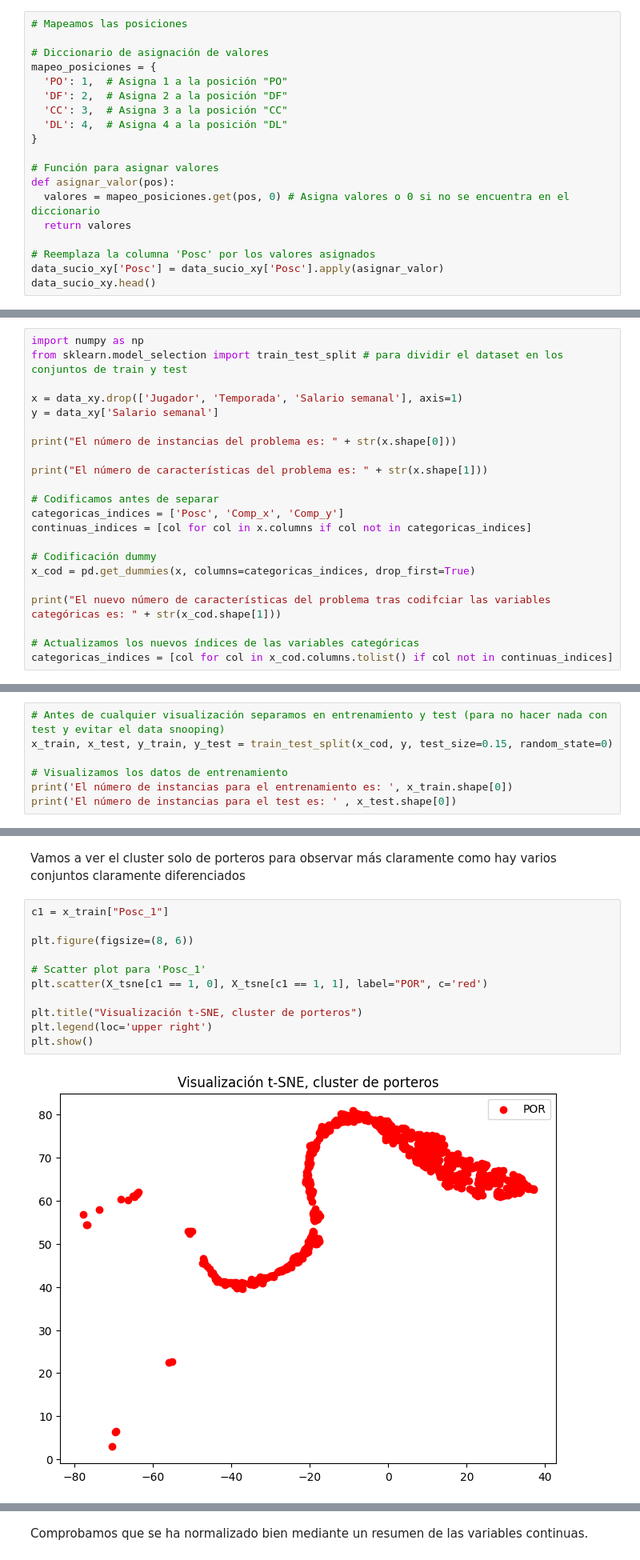
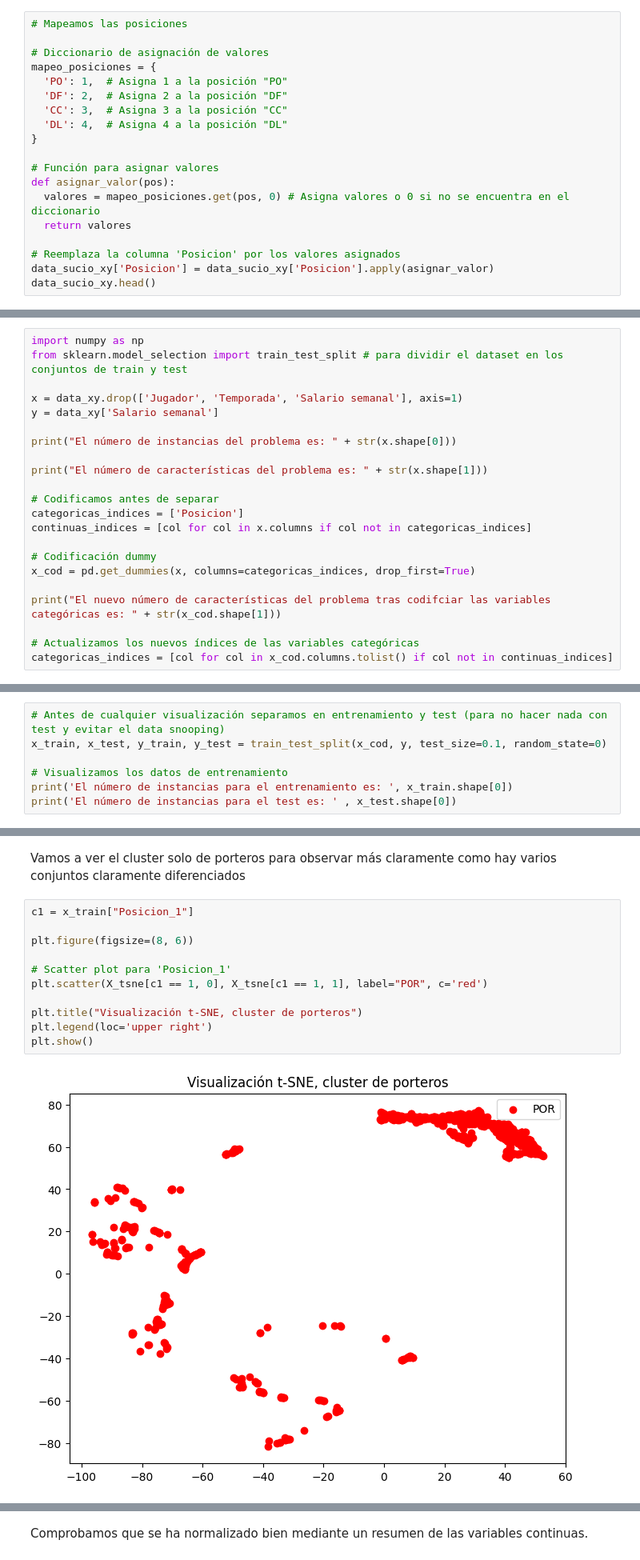
Before and after one commit to JMMelcrack/Predictive-models-applied-to-the-analysis-of-professional-footballers-wages, a Jupyter notebook: FeatureSelection.ipynb, the cells around one changed output, grey strips where cells are left out. Shown at 80% size. Cells and saved outputs as stored; diff of their text form.

```diff
--- a/FeatureSelection.ipynb
+++ b/FeatureSelection.ipynb
@@ -24,7 +24,7 @@ def asignar_valor(pos):
   valores = mapeo_posiciones.get(pos, 0) # Asigna valores o 0 si no se encuentra en el diccionario
   return valores
 
-# Reemplaza la columna 'Posc' por los valores asignados
-data_sucio_xy['Posc'] = data_sucio_xy['Posc'].apply(asignar_valor)
+# Reemplaza la columna 'Posicion' por los valores asignados
+data_sucio_xy['Posicion'] = data_sucio_xy['Posicion'].apply(asignar_valor)
 data_sucio_xy.head()
 # %% [output]
@@ -77,7 +83,7 @@ print("El número de instancias del problema es: " + str(x.shape[0]))
 print("El número de características del problema es: " + str(x.shape[1]))
 
 # Codificamos antes de separar
-categoricas_indices = ['Posc', 'Comp_x', 'Comp_y']
+categoricas_indices = ['Posicion']
 continuas_indices = [col for col in x.columns if col not in categoricas_indices]
 
 # Codificación dummy
@@ -97,7 +103,7 @@ El nuevo número de características del problema tras codifciar las variables c
 Separamos en test y train para evitar data snooping.
 # %%
 # Antes de cualquier visualización separamos en entrenamiento y test (para no hacer nada con test y evitar el data snooping)
-x_train, x_test, y_train, y_test = train_test_split(x_cod, y, test_size=0.15, random_state=0)
+x_train, x_test, y_train, y_test = train_test_split(x_cod, y, test_size=0.1, random_state=0)
 
 # Visualizamos los datos de entrenamiento
 print('El número de instancias para el entrenamiento es: ', x_train.shape[0])
@@ -492,18 +498,18 @@ Podemos ver que el cluster independiente pertenece a los porteros.
 # %% [markdown]
 Vamos a ver el cluster solo de porteros para observar más claramente como hay varios conjuntos claramente diferenciados
 # %%
-c1 = x_train["Posc_1"]
+c1 = x_train["Posicion_1"]
 
 plt.figure(figsize=(8, 6))
 
-# Scatter plot para 'Posc_1'
+# Scatter plot para 'Posicion_1'
 plt.scatter(X_tsne[c1 == 1, 0], X_tsne[c1 == 1, 1], label="POR", c='red')
 
 plt.title("Visualización t-SNE, cluster de porteros")
 plt.legend(loc='upper right')
 plt.show()
 # %% [output]
-[figure, old version]
+[figure, new version]
 # %% [markdown]
 Observamos un conjunto mayoritario y luego varios porteros más alejados, mi teoría tras haber observado tanto el digrama de caja como los percentiles es que esos porteros separados del cluster corresponden a los que mayor salario tienen, por lo que voy a añadir la condición de que solo se plotteen los porteros con un salario inferior a 300000 euros, que según he visto en el diagrama de barras de los porteros, es más o menos donde empieza el hueco entre el conjunto inferior mayoritario y los porteros que más cobran.
 # %%
```
Also changed, not shown: parts of 27 cells of this notebook.
